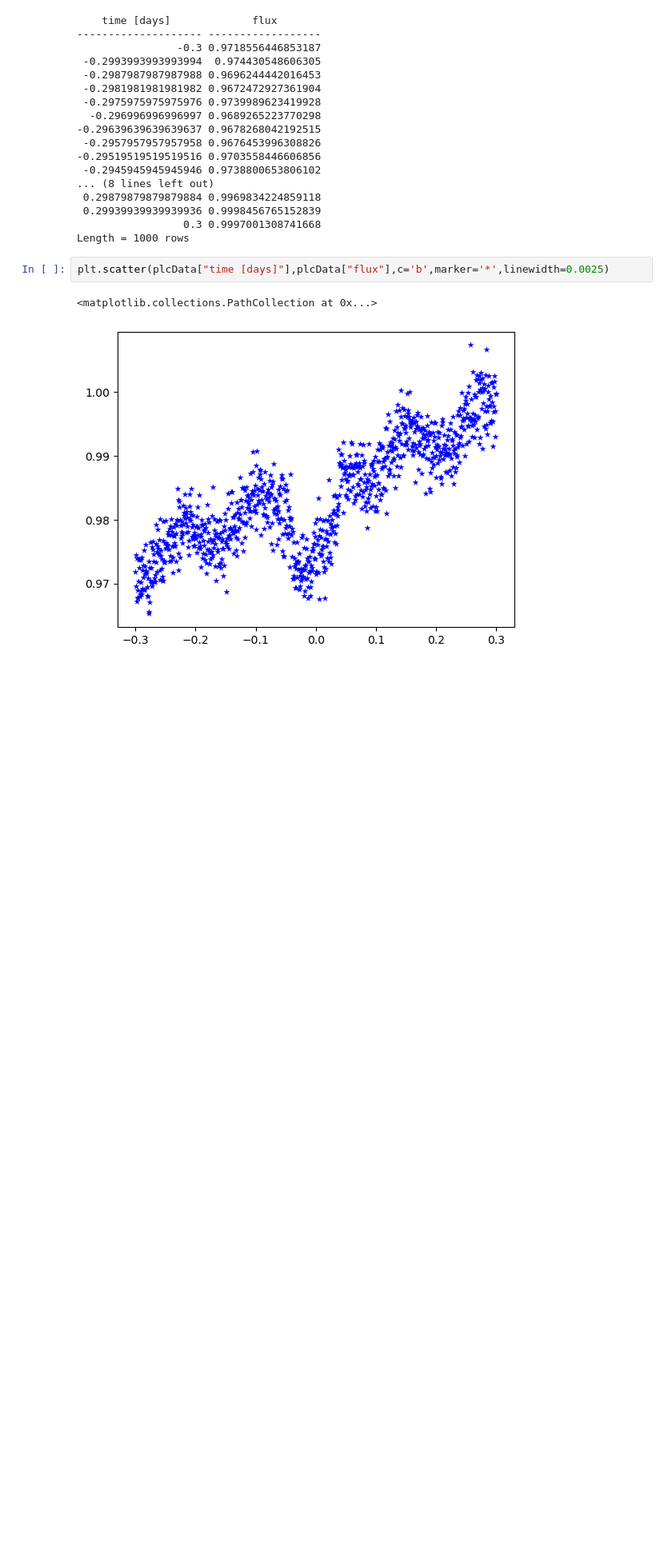
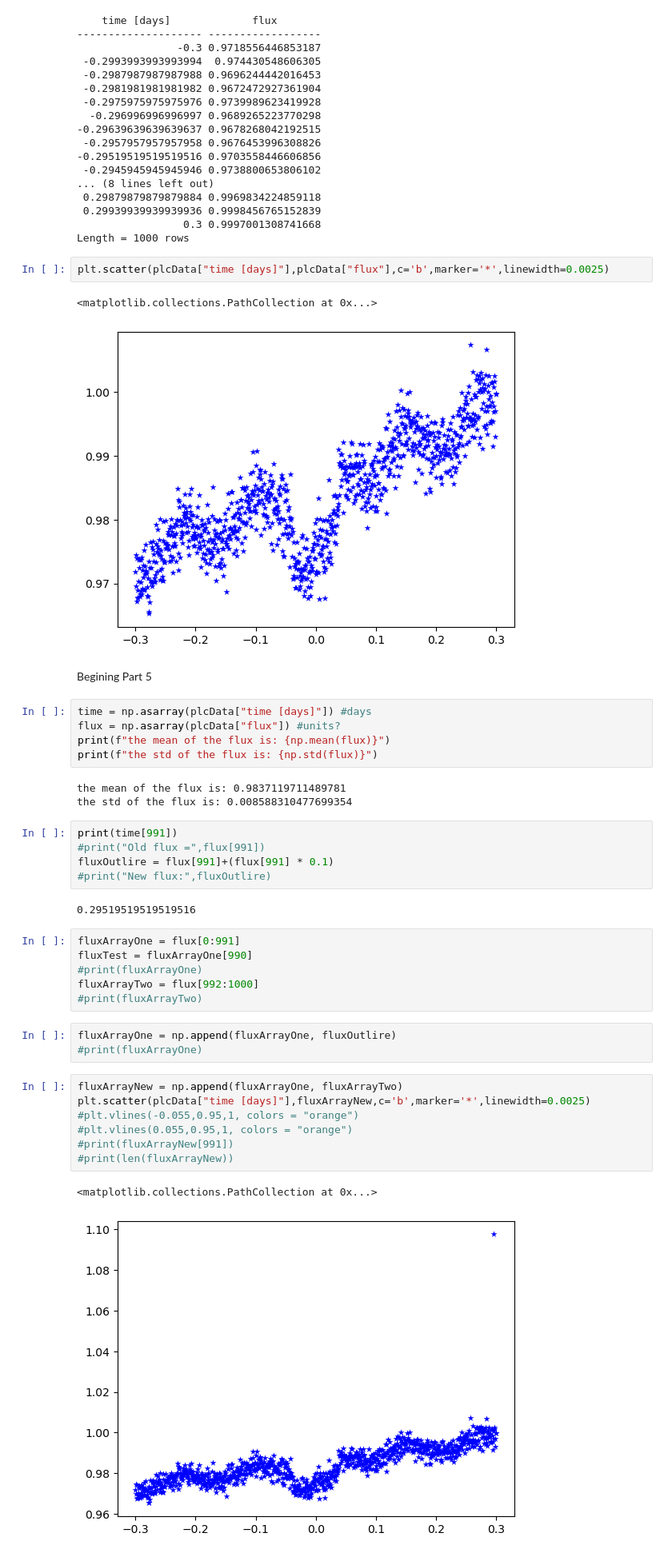
Before and after one commit to Starllation/ASTR-19-Group-Project, a Jupyter notebook: Group Project.ipynb, the cells around one changed output. Shown at 80% size. Drawn from its saved outputs; the diff is of its cells as text; blank space fills up the shorter version.

```diff
--- a/Group Project.ipynb
+++ b/Group Project.ipynb
@@ -32,3 +32,39 @@ plt.scatter(plcData["time [days]"],plcData["flux"],c='b',marker='*',linewidth=0.
 # %% [output]
 <matplotlib.collections.PathCollection at 0x...>
 [figure]
+# %% [markdown]
+Begining Part 5
+# %%
+time = np.asarray(plcData["time [days]"]) #days
+flux = np.asarray(plcData["flux"]) #units?
+print(f"the mean of the flux is: {np.mean(flux)}")
+print(f"the std of the flux is: {np.std(flux)}")
+# %% [output]
+the mean of the flux is: 0.9837119711489781
+the std of the flux is: 0.008588310477699354
+# %%
+print(time[991])
+#print("Old flux =",flux[991])
+fluxOutlire = flux[991]+(flux[991] * 0.1)
+#print("New flux:",fluxOutlire)
+# %% [output]
+0.29519519519519516
+# %%
+fluxArrayOne = flux[0:991]
+fluxTest = fluxArrayOne[990]
+#print(fluxArrayOne)
+fluxArrayTwo = flux[992:1000]
+#print(fluxArrayTwo)
+# %%
+fluxArrayOne = np.append(fluxArrayOne, fluxOutlire)
+#print(fluxArrayOne)
+# %%
+fluxArrayNew = np.append(fluxArrayOne, fluxArrayTwo)
+plt.scatter(plcData["time [days]"],fluxArrayNew,c='b',marker='*',linewidth=0.0025)
+#plt.vlines(-0.055,0.95,1, colors = "orange")
+#plt.vlines(0.055,0.95,1, colors = "orange")
+#print(fluxArrayNew[991])
+#print(len(fluxArrayNew))
+# %% [output]
+<matplotlib.collections.PathCollection at 0x...>
+[figure, added]
```
Also changed, not shown: parts of 6 cells of this notebook.
